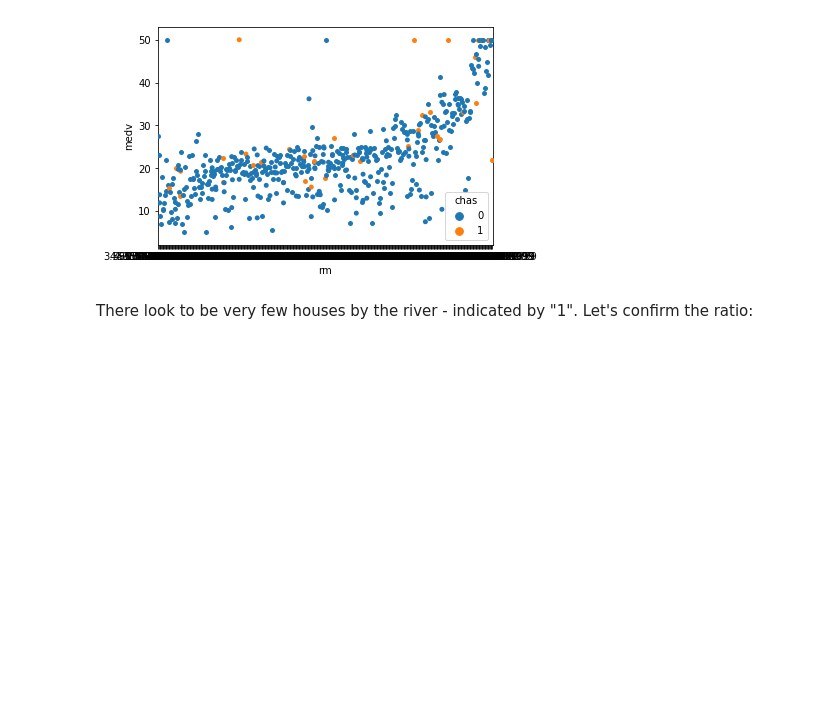
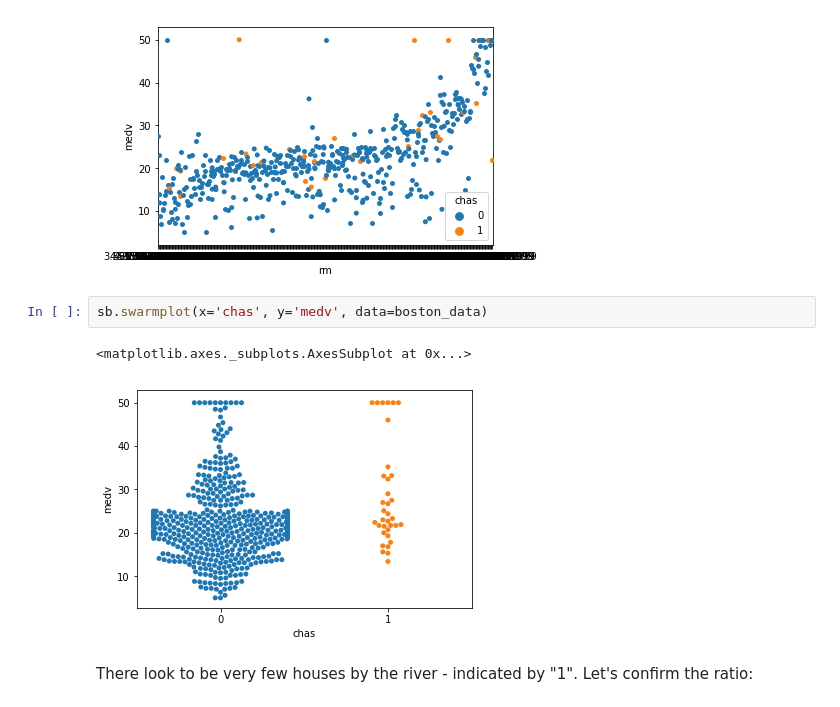
Before and after one commit to Sarahkel/machine-learning-assessment, a Jupyter notebook: Boston House Prices - Machine learning and statistics assessments.ipynb, the cells around one changed output. Cells and saved outputs as stored; diff of their text form; blank space fills up the shorter version.

```diff
--- a/Boston House Prices - Machine learning and statistics assessments.ipynb
+++ b/Boston House Prices - Machine learning and statistics assessments.ipynb
@@ -114,6 +158,11 @@ sb.swarmplot(x='rm', y='medv', hue = 'chas', data=boston_data)
 # %% [output]
 <matplotlib.axes._subplots.AxesSubplot at 0x...>
 [figure]
+# %%
+sb.swarmplot(x='chas', y='medv', data=boston_data)
+# %% [output]
+<matplotlib.axes._subplots.AxesSubplot at 0x...>
+[figure, added]
 # %% [markdown]
 There look to be very few houses by the river - indicated by "1". Let's confirm the ratio:
 # %%
```
Also changed, not shown: parts of 18 cells of this notebook.
